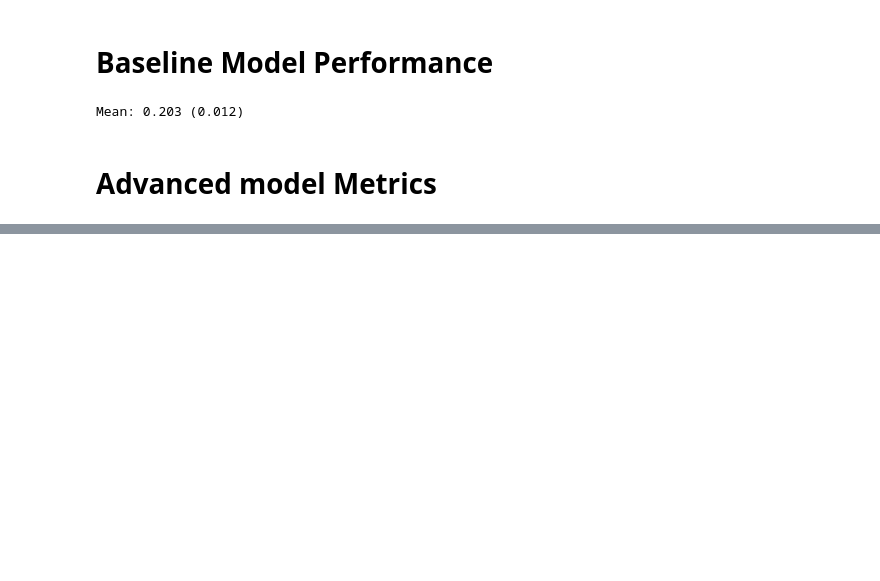
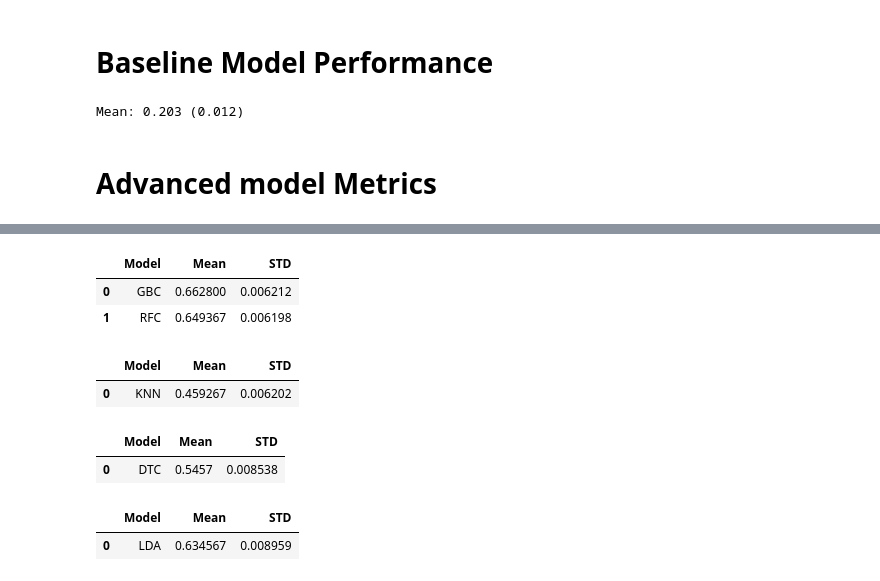
Before and after one commit to MaukanMir/Singapore-Airline-Reviews, a Jupyter notebook: training.ipynb, the cells around one changed output, grey strips where cells are left out. Saved outputs shown, nothing was run; the diff lists cells and outputs as text; code cells hidden in the pictures; blank space fills up the shorter version.

Commit message:
testing different networks

```diff
--- a/training.ipynb
+++ b/training.ipynb
@@ -279,0 +283,31 @@ To disable this warning, you can either:
+# %%
+import os
+os.environ["TOKENIZERS_PARALLELISM"] = "false"
+names = ['GBC', 'RFC']
+models = get_selected_models(names)
+testing_selected_models(names, models, X, y)
+# %% [output]
+|  | Model | Mean | STD |
+| 0 | GBC | 0.662800 | 0.006212 |
+| 1 | RFC | 0.649367 | 0.006198 |
+# %%
+names = ['KNN']
+models = get_selected_models(names)
+testing_selected_models(names, models, X, y)
+# %% [output]
+|  | Model | Mean | STD |
+| 0 | KNN | 0.459267 | 0.006202 |
+# %%
+names = ['DTC']
+models = get_selected_models(names)
+testing_selected_models(names, models, X, y)
+# %% [output]
+|  | Model | Mean | STD |
+| 0 | DTC | 0.5457 | 0.008538 |
+# %%
+names = ['LDA']
+models = get_selected_models(names)
+testing_selected_models(names, models, X, y)
+# %% [output]
+|  | Model | Mean | STD |
+| 0 | LDA | 0.634567 | 0.008959 |
```
Also changed, not shown: parts of 1 cell of this notebook.
